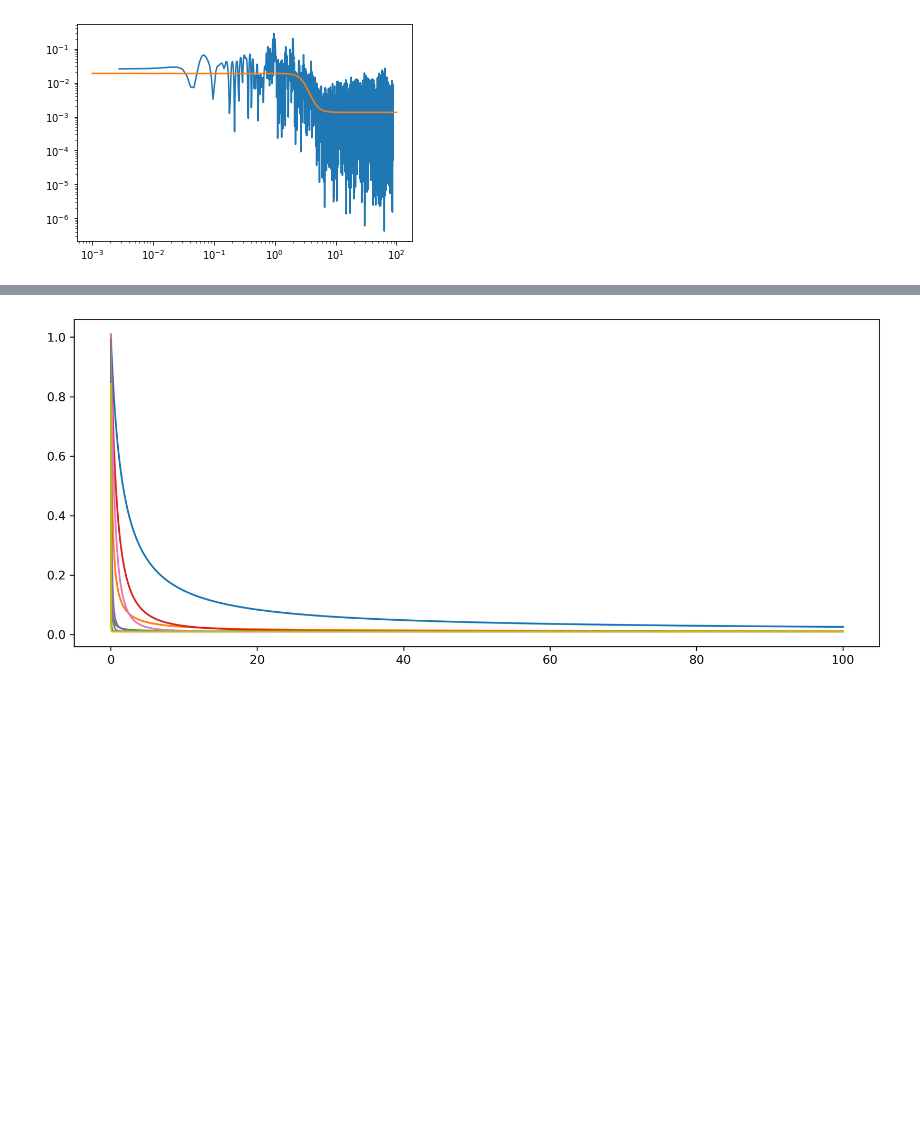
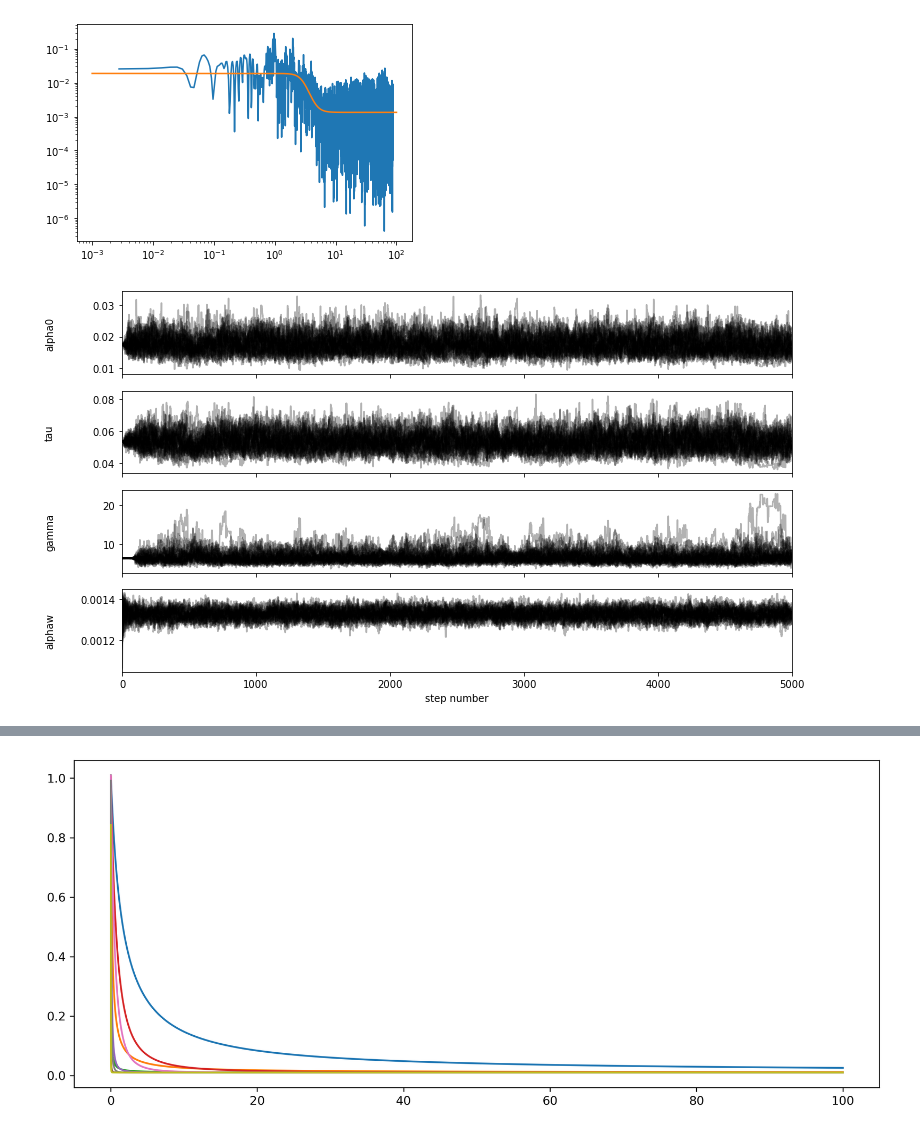
Before and after one commit to Bilsek12/squeegee, a Jupyter notebook: Betelgeuse_Intro.ipynb, the cells around one changed output, grey strips where cells are left out. Saved outputs shown, nothing was run; the diff lists cells and outputs as text; code cells hidden in the pictures; blank space fills up the shorter version.

```diff
--- a/Betelgeuse_Intro.ipynb
+++ b/Betelgeuse_Intro.ipynb
@@ -185,0 +188,43 @@ plt.yscale('log')
+# %%
+def log_likelihood(theta, frequency, logpower):
+    alpha0, tau, gamma, alphaw = theta
+    model = np.log10(rednoise(frequency, alpha0, tau, gamma, alphaw))
+    return -0.5 * np.sum((logpower - model) ** 2)
+# %%
+def log_prior(theta):
+    alpha0, tau, gamma, alphaw = theta
+    if (alphaw < alpha0) & (tau > 1/365):
+        return 0.0
+    return -np.inf
+# %%
+def log_probability(theta, frequency, logpower):
+    lp = log_prior(theta)
+    if not np.isfinite(lp):
+        return -np.inf
+    return lp + log_likelihood(theta, frequency, logpower)
+# %%
+import emcee
+
+arg = fit_rednoise(time, mag)
+
+
+pos = arg + 1e-4 * np.random.randn(32, 4)
+nwalkers, ndim = pos.shape
+
+sampler = emcee.EnsembleSampler(nwalkers, ndim, log_probability, args=(freq, np.log10(power)))
+sampler.run_mcmc(pos, 5000, progress=True);
+# %%
+fig, axes = plt.subplots(4, figsize=(12, 7), sharex=True)
+samples = sampler.get_chain()
+labels = ['alpha0', 'tau', 'gamma', 'alphaw']
+for i in range(ndim):
+    ax = axes[i]
+    ax.plot(samples[:, :, i], "k", alpha=0.3)
+    ax.set_xlim(0, len(samples))
+    ax.set_ylabel(labels[i])
+    ax.yaxis.set_label_coords(-0.1, 0.5)
+
+axes[-1].set_xlabel("step number");
+labels = [r"$\alpha_0$", r"$\tau$", r"$\gamma$", r"$\alpha_w$"]
+# %% [output]
+[figure, added]
```
Also changed, not shown: parts of 3 cells of this notebook, 2 other files.
